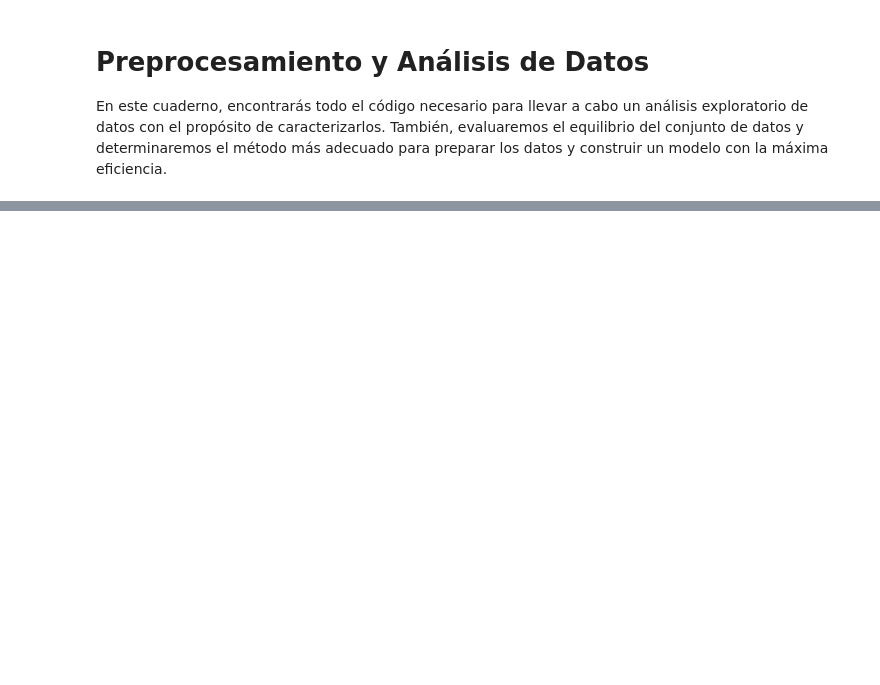
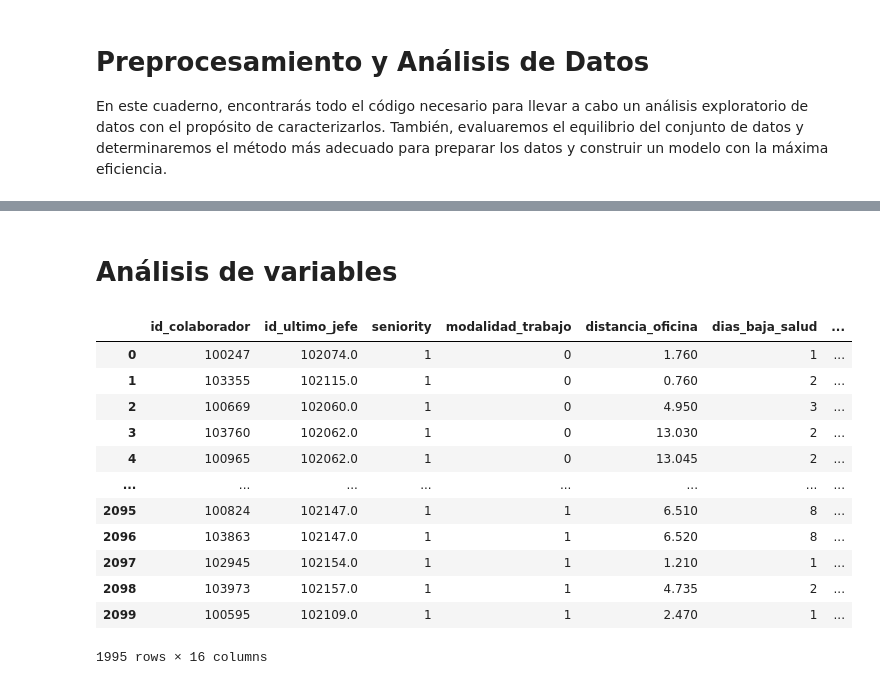
Before and after one commit to DataHumanizers/Data-analysis-and-cleaning, a Jupyter notebook: Preprocesamiento_Analisis.ipynb, the cells around one changed output, grey strips where cells are left out. Saved outputs shown, nothing was run; the diff lists cells and outputs as text; code cells hidden in the pictures; blank space fills up the shorter version.

```diff
--- a/Preprocesamiento_Analisis.ipynb
+++ b/Preprocesamiento_Analisis.ipynb
@@ -169,0 +94,20 @@ Basándonos en nuestro análisis de los datos y las componentes principales, la
+# %%
+import pandas as pd
+import numpy as np
+
+# Asumo que tu dataset se llama 'data' y es un archivo CSV, cambia el nombre y formato según sea necesario
+data = pd.read_csv('train_data_encoding.csv')
+
+# Obtener información sobre los datos faltantes
+print("Información inicial:")
+print(data.isnull().sum())
+
+# Eliminar las filas con datos faltantes
+data = data.dropna()
+
+# Mostrar información sobre los datos faltantes después de la limpieza
+print("\nInformación después de la limpieza:")
+print(data.isnull().sum())
+
+# Guardar el dataset limpio en un nuevo archivo CSV
+data.to_csv('data_clean.csv', index=False)
@@ -169,0 +147,18 @@ Basándonos en nuestro análisis de los datos y las componentes principales, la
+# %% [markdown]
+# Análisis de variables
+# %%
+data
+# %% [output]
+|  | id_colaborador | id_ultimo_jefe | seniority | modalidad_trabajo | distancia_oficina | dias_baja_salud | ... |
+| 0 | 100247 | 102074.0 | 1 | 0 | 1.760 | 1 | ... |
+| 1 | 103355 | 102115.0 | 1 | 0 | 0.760 | 2 | ... |
+| 2 | 100669 | 102060.0 | 1 | 0 | 4.950 | 3 | ... |
+| 3 | 103760 | 102062.0 | 1 | 0 | 13.030 | 2 | ... |
+| 4 | 100965 | 102062.0 | 1 | 0 | 13.045 | 2 | ... |
+| ... | ... | ... | ... | ... | ... | ... | ... |
+| 2095 | 100824 | 102147.0 | 1 | 1 | 6.510 | 8 | ... |
+| 2096 | 103863 | 102147.0 | 1 | 1 | 6.520 | 8 | ... |
+| 2097 | 102945 | 102154.0 | 1 | 1 | 1.210 | 1 | ... |
+| 2098 | 103973 | 102157.0 | 1 | 1 | 4.735 | 2 | ... |
+| 2099 | 100595 | 102109.0 | 1 | 1 | 2.470 | 1 | ... |
+1995 rows × 16 columns
```
Also changed, not shown: parts of 23 cells of this notebook.
